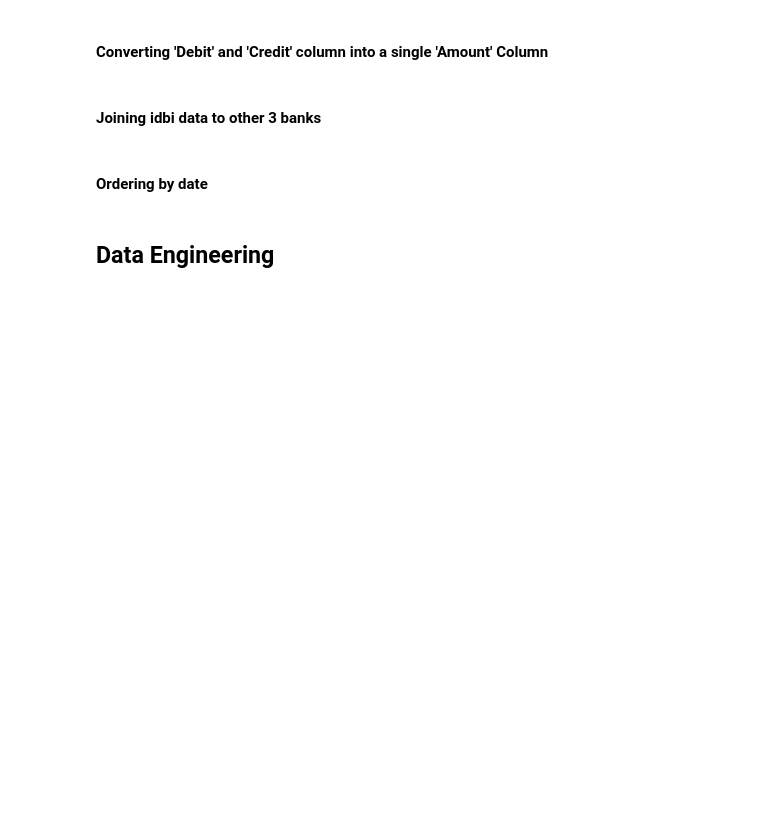
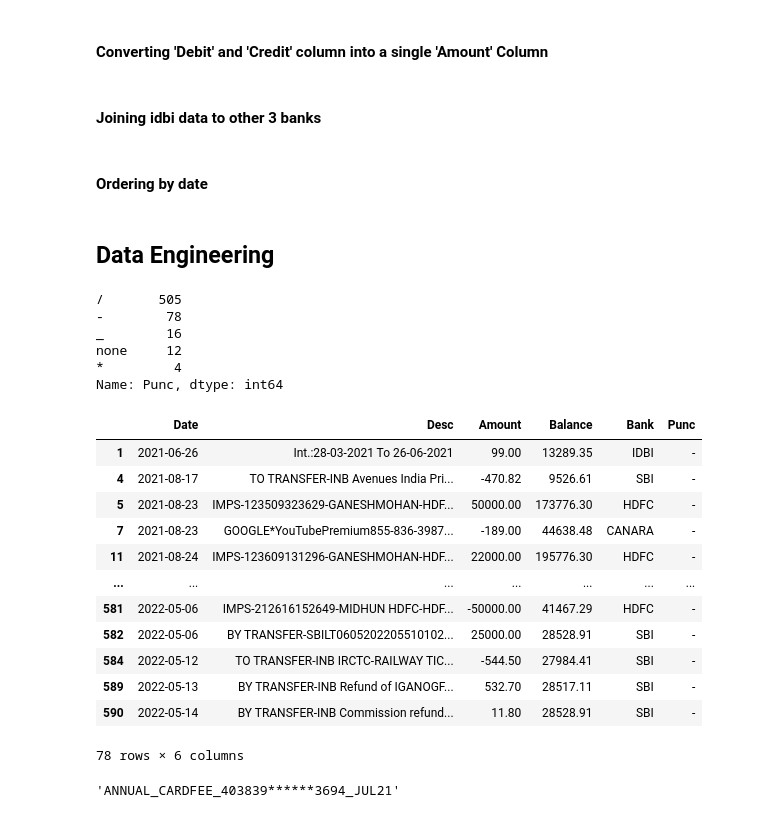
Before and after one commit to Ganesh4693/Financial-Analysis, a Jupyter notebook: Financial 2.0.ipynb, the cells around one changed output. Cells and saved outputs as stored; diff of their text form; code cells hidden in the pictures; blank space fills up the shorter version.

```diff
--- a/Financial 2.0.ipynb
+++ b/Financial 2.0.ipynb
@@ -140,7 +138,6 @@ for a in idbi4.index:
     b=idbi4['Cr/Dr'].iloc[a]
     if b=='Dr.':
         idbi4['Amount'].iloc[a]*=(-1)
-    a+=1
 # %%
 idbi4.drop('Cr/Dr',axis=1,inplace=True)
 # %% [markdown]
@@ -158,6 +155,48 @@ Banks4.sort_values(by='Date',inplace=True)
 Banks4.reset_index(inplace=True,drop=True)
 # %% [markdown]
 ## Data Engineering
+# %%
+Banks5=Banks4.copy()
+# %%
+def find_punc(desc):
+    punc_occ=0
+    punc='none'
+    for a in [c for c in string.punctuation]:
+        if desc.count(a)>punc_occ and desc.count(a+a)<2:
+            punc_occ=desc.count(a)
+            punc=a
+    return punc
+# %%
+Banks5['Punc']=Banks5.Desc.apply(find_punc)
+# %%
+Banks5.Punc.value_counts()
+# %% [output]
+/       505
+-        78
+_        16
+none     12
+*         4
+Name: Punc, dtype: int64
+# %%
+Banks5.query('Punc=="-"')
+# %% [output]
+|  | Date | Desc | Amount | Balance | Bank | Punc |
+| 1 | 2021-06-26 | Int.:28-03-2021 To 26-06-2021 | 99.00 | 13289.35 | IDBI | - |
+| 4 | 2021-08-17 | TO TRANSFER-INB Avenues India Pri... | -470.82 | 9526.61 | SBI | - |
+| 5 | 2021-08-23 | IMPS-123509323629-GANESHMOHAN-HDF... | 50000.00 | 173776.30 | HDFC | - |
+| 7 | 2021-08-23 | GOOGLE*YouTubePremium855-836-3987... | -189.00 | 44638.48 | CANARA | - |
+| 11 | 2021-08-24 | IMPS-123609131296-GANESHMOHAN-HDF... | 22000.00 | 195776.30 | HDFC | - |
+| ... | ... | ... | ... | ... | ... | ... |
+| 581 | 2022-05-06 | IMPS-212616152649-MIDHUN HDFC-HDF... | -50000.00 | 41467.29 | HDFC | - |
+| 582 | 2022-05-06 | BY TRANSFER-SBILT0605202205510102... | 25000.00 | 28528.91 | SBI | - |
+| 584 | 2022-05-12 | TO TRANSFER-INB IRCTC-RAILWAY TIC... | -544.50 | 27984.41 | SBI | - |
+| 589 | 2022-05-13 | BY TRANSFER-INB Refund of IGANOGF... | 532.70 | 28517.11 | SBI | - |
+| 590 | 2022-05-14 | BY TRANSFER-INB Commission refund... | 11.80 | 28528.91 | SBI | - |
+78 rows × 6 columns
+# %%
+"".join(list(filter(lambda x:x!='*'+'*',Banks5.Desc.iloc[3])))
+# %% [output]
+'ANNUAL_CARDFEE_403839******3694_JUL21'
 # %%
 Banks['POI']='Unknown'
 a=0
```
Also changed, not shown: parts of 3 cells of this notebook.
